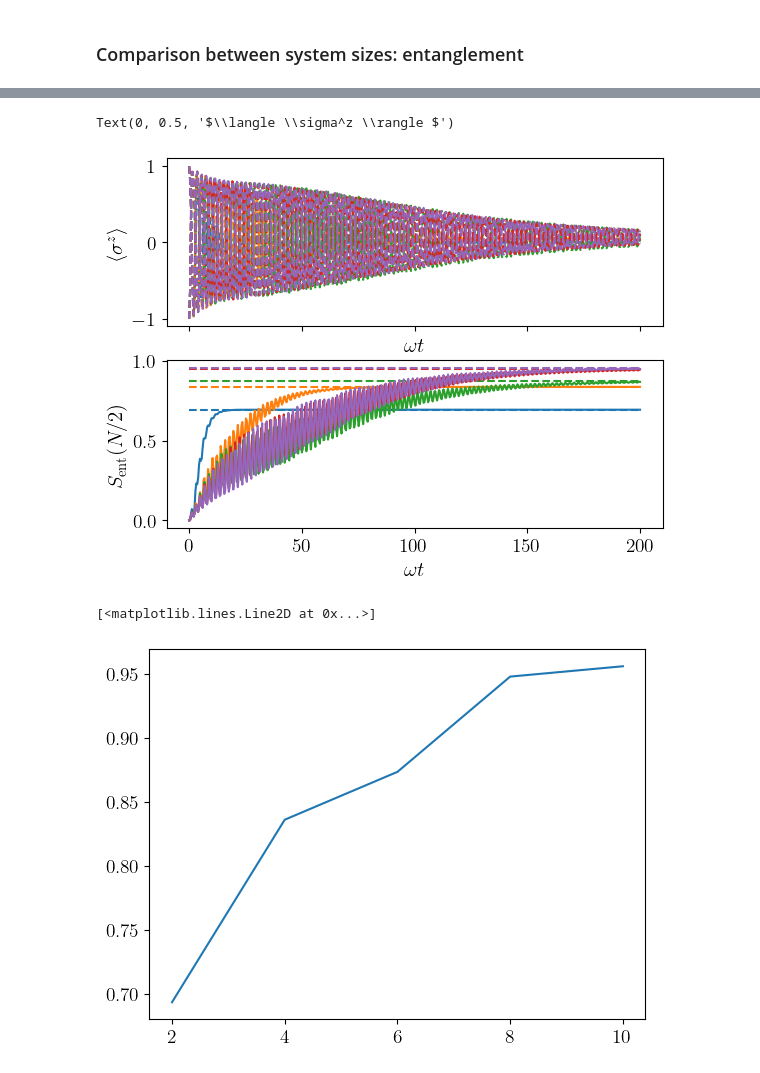
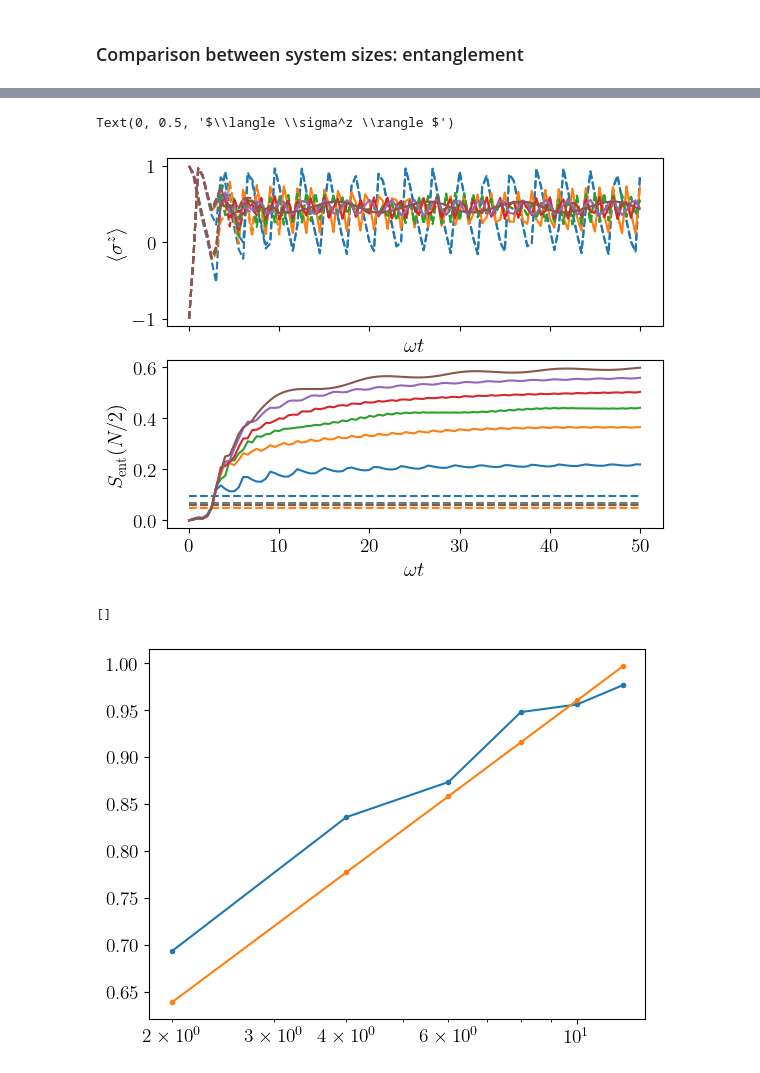
Before and after one commit to mwauters92/Non-hermitian-design, a Jupyter notebook: main.ipynb, the cells around one changed output, grey strips where cells are left out. Cells and saved outputs as stored; diff of their text form; code cells hidden in the pictures.

```diff
--- a/main.ipynb
+++ b/main.ipynb
@@ -541,15 +541,15 @@ for iom, omega in enumerate(omega_list[::2]):
 # %%
 Omega = 4.0
 Z01 = embedded_pauli('z',0,1)
-tf = 500
-nstep = 500
+tf = 50
+nstep = 100
 rate=nstep/tf
 tvec = np.linspace(0,tf,nstep+1)
 N_list=[2,4,6,8,10,12]
 h=1
-lambda1=0.2
-lambda2=0.5
-data_dict=dict()
+lambda1=0.75
+lambda2=1.0
+#data_dict=dict()
 opts={'progress':False}
 for N in N_list:
     #--- full Hamiltonian with measurements
@@ -563,9 +563,9 @@ for N in N_list:
     options={'progress':False}
 
     res2 = time_evo(H_qeff,psi0_eff,tvec,P,N,measured_sites=[],e_ops=e_evo_eff,options=opts)
-    data_dict['eff', N] = res2.expect
-    data_dict['ent', N] = res2.entanglement
-    data_dict['sse', N] =res_nh.entanglement_entropies
+    data_dict['eff', N, lambda1, lambda2] = res2.expect
+    data_dict['ent', N, lambda1, lambda2] = res2.entanglement
+    data_dict['sse', N, lambda1, lambda2] =res_nh.entanglement_entropies
     plt.plot(tvec, res2.entanglement/np.log(2),label=rf'$N={N}$')
 
 
@@ -581,23 +583,30 @@ plt.ylabel(r"$S_{\rm ent}(N/2)$" )
 # %%
 fig,ax=plt.subplots(nrows=2,sharex=True)
-clist=['C0','C1','C2','C3','C4']
-for ni, N in enumerate(N_list):
-    ax[0].plot(tvec,np.array(data_dict['eff', N][0::2]).mean(axis=0),'--',label=rf'$N={N}$',
+N_list=[2,4,6,8,10,12]
+clist=['C0','C1','C2','C3','C4','C5']
+ent_pippo=[]
+for ni, N in enumerate(N_list[:]):
+    ax[0].plot(tvec,np.array(data_dict['eff', N,lambda1,lambda2][0::2]).mean(axis=0),'--',label=rf'$N={N}$',
                c=clist[ni])
-    ax[0].plot(tvec,np.array(data_dict['eff', N][1::2]).mean(axis=0),'--',
+    ax[0].plot(tvec,np.array(data_dict['eff', N,lambda1,lambda2][1::2]).mean(axis=0),'--',
                c=clist[ni])
 
-    ax[1].plot(tvec,data_dict['ent',N],c=clist[ni])
-    ax[1].plot(tvec,tvec*0+data_dict['sse',N],'--', c=clist[ni])
+    #ax[1].plot(tvec,data_dict['ent',N,lambda1,lambda2],c=clist[ni])
+    ax[1].plot(tvec,data_dict['ent',N,lambda1,lambda2].cumsum()/np.arange(1,nstep+2),c=clist[ni])
+    ent_pippo.append((data_dict['ent',N,lambda1,lambda2].cumsum()/np.arange(1,nstep+2))[-1])
+    ax[1].plot(tvec,tvec*0+np.array(data_dict['sse',N,lambda1,lambda2]).mean(),'--', c=clist[ni])
 ax[0].set_xlabel(r'$\omega t$')
 ax[1].set_xlabel(r'$\omega t$')
 ax[1].set_ylabel(r"$S_{\rm ent}(N/2)$" )
 ax[0].set_ylabel(r"$\langle \sigma^z \rangle $" )
 # %% [output]
 Text(0, 0.5, '$\\langle \\sigma^z \\rangle $')
-[figure, old version]
+[figure, new version]
 # %%
-plt.plot(N_list,[data_dict['sse',N] for N in N_list])
+plt.plot(N_list,[data_dict['sse',N] for N in N_list],'.-')
+plt.plot(N_list,0.5+np.log(np.array(N_list)**0.2),'.-')
+
+plt.semilogx()
 # %% [output]
-[<matplotlib.lines.Line2D at 0x...>]
+[]
-[figure, old version]
+[figure, new version]
```
Also changed, not shown: parts of 3 cells of this notebook, 4 other files.
